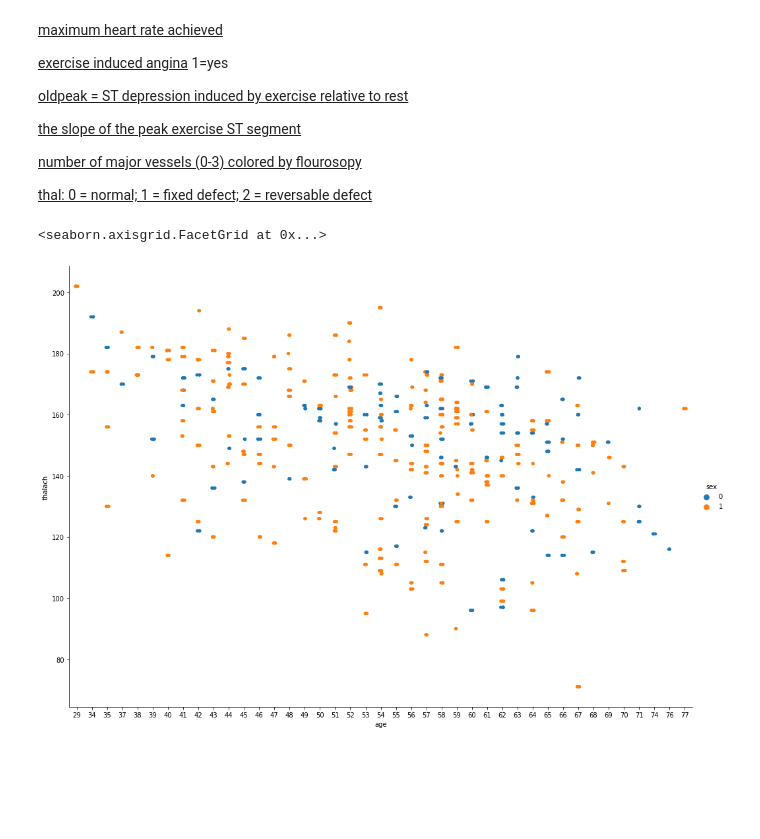
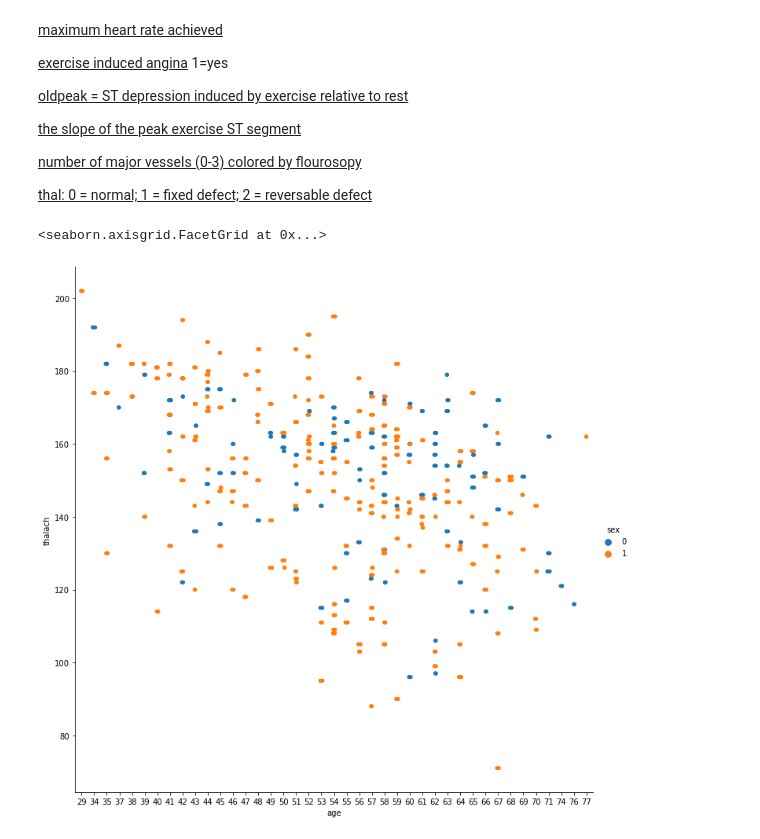
Before and after one commit to katherinevo/SC22-BatchC-parallel-processing, a Jupyter notebook: Rocco/week1/Heart disease data set .ipynb, the cells around one changed output. Cells and saved outputs as stored; diff of their text form; code cells hidden in the pictures; blank space fills up the shorter version.

```diff
--- a/Rocco/week1/Heart disease data set .ipynb
+++ b/Rocco/week1/Heart disease data set .ipynb
@@ -5,4 +5,4 @@ import plotly.express as px
 import seaborn as sb
 import matplotlib.pyplot as mp
 # %%
-heart = pd.read_csv ('Data/heart data.csv')
+heart = pd.read_csv ('Data/heart data1.csv')
@@ -52,8 +54,8 @@ sb.set(rc = {'figure.figsize':(20,10)})
 # %%
 sb.catplot(x='age', y='thalach',
            hue = 'sex',
            data=heart,
-          height = 10, aspect=14/10)
+          height = 10, aspect=10/10)
 # %% [output]
 <seaborn.axisgrid.FacetGrid at 0x...>
-[figure, old version]
+[figure, new version]
```
Also changed, not shown: parts of 2 cells of this notebook, 16 other files.
